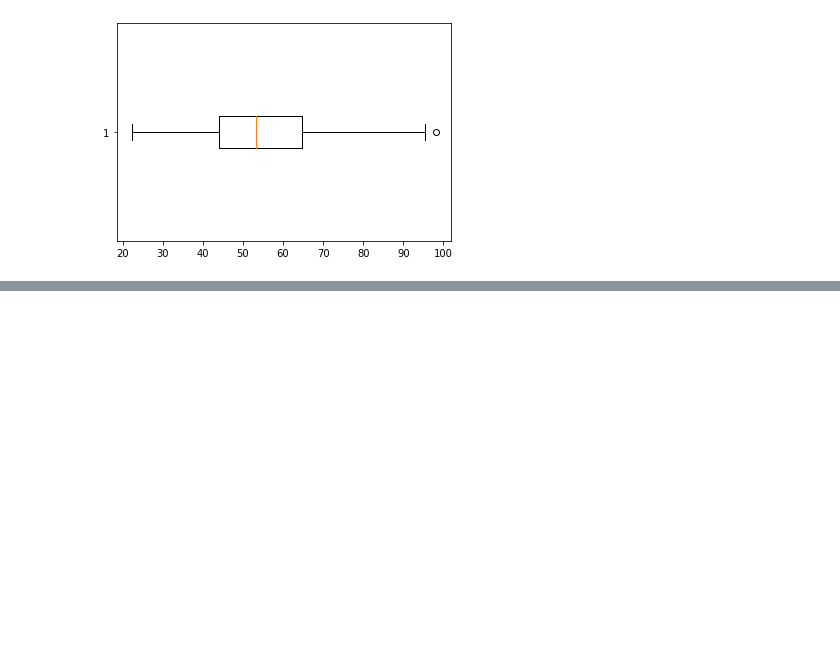
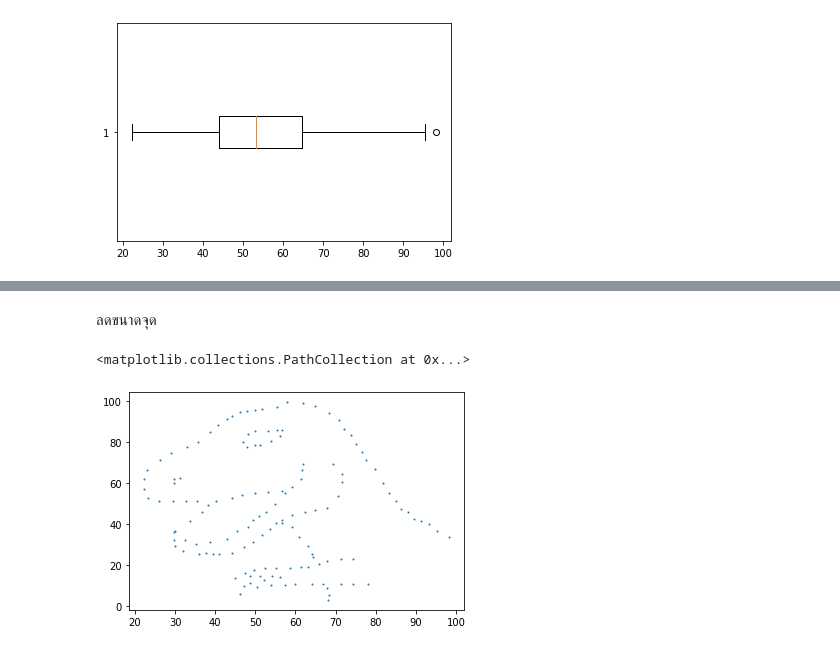
Before and after one commit to Chanita-Su/KKU_Data_Mining, a Jupyter notebook: Data102.ipynb, the cells around one changed output, grey strips where cells are left out. Drawn from its saved outputs; the diff is of its cells as text; code cells hidden in the pictures; blank space fills up the shorter version.

```diff
--- a/Data102.ipynb
+++ b/Data102.ipynb
@@ -73,0 +97,7 @@ plt.boxplot(data['x'],vert=False)
+# %% [markdown]
+ลดขนาดจุด
+# %%
+plt.scatter(data['x'],data['y'],s=1)
+# %% [output]
+<matplotlib.collections.PathCollection at 0x...>
+[figure, added]
```
Also changed, not shown: parts of 15 cells of this notebook.
